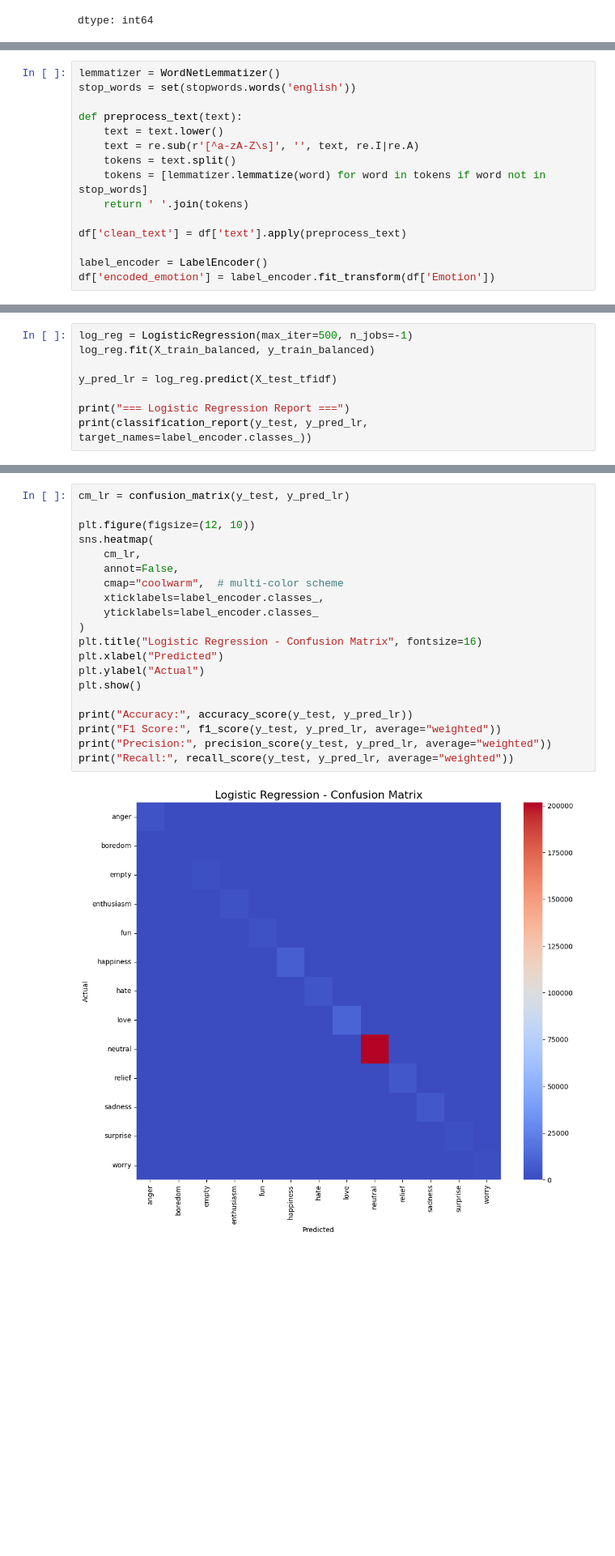
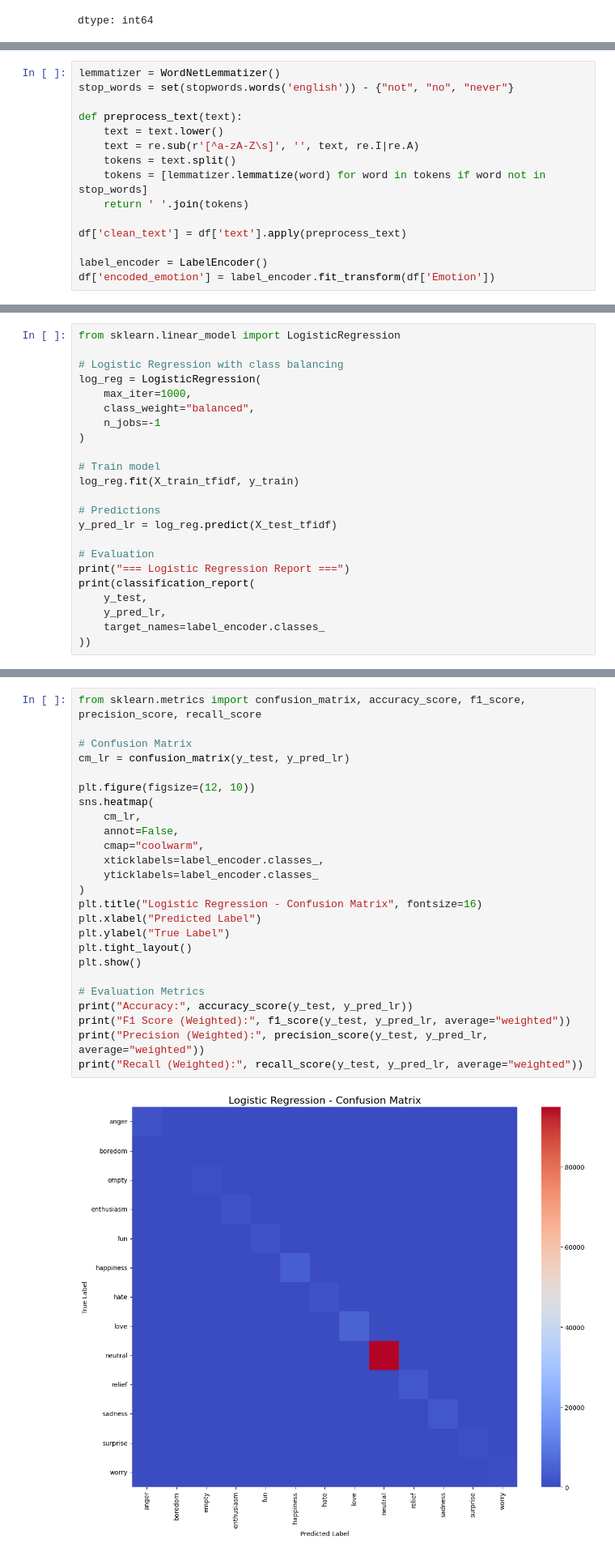
Before and after one commit to nasirabbas827/textbasedemotion-ifrah-finalcode, a Jupyter notebook: NotebookFile/textbased_bilal&ifrah.ipynb, the cells around one changed output, grey strips where cells are left out. Shown at 81% size. Saved outputs shown, nothing was run; the diff lists cells and outputs as text; blank space fills up the shorter version.

```diff
--- a/NotebookFile/textbased_bilal&ifrah.ipynb
+++ b/NotebookFile/textbased_bilal&ifrah.ipynb
@@ -91,7 +120,7 @@ df['Emotion'].value_counts()
 dtype: int64
 # %%
 lemmatizer = WordNetLemmatizer()
-stop_words = set(stopwords.words('english'))
+stop_words = set(stopwords.words('english')) - {"not", "no", "never"}
 
 def preprocess_text(text):
     text = text.lower()
@@ -146,11 +168,26 @@ TF-IDF features shape: (587688, 15000)
 # %%
-log_reg = LogisticRegression(max_iter=500, n_jobs=-1)
-log_reg.fit(X_train_balanced, y_train_balanced)
+from sklearn.linear_model import LogisticRegression
 
+# Logistic Regression with class balancing
+log_reg = LogisticRegression(
+    max_iter=1000,
+    class_weight="balanced",
+    n_jobs=-1
+)
+
+# Train model
+log_reg.fit(X_train_tfidf, y_train)
+
+# Predictions
 y_pred_lr = log_reg.predict(X_test_tfidf)
 
+# Evaluation
 print("=== Logistic Regression Report ===")
-print(classification_report(y_test, y_pred_lr, target_names=label_encoder.classes_))
+print(classification_report(
+    y_test,
+    y_pred_lr,
+    target_names=label_encoder.classes_
+))
 # %% [output]
 === Logistic Regression Report ===
               precision    recall  f1-score   support
@@ -175,22 +212,27 @@ weighted avg       0.99      0.99      0.99    251867
 # %%
+from sklearn.metrics import confusion_matrix, accuracy_score, f1_score, precision_score, recall_score
+
+# Confusion Matrix
 cm_lr = confusion_matrix(y_test, y_pred_lr)
 
 plt.figure(figsize=(12, 10))
 sns.heatmap(
     cm_lr,
     annot=False,
-    cmap="coolwarm",  # multi-color scheme
+    cmap="coolwarm",
     xticklabels=label_encoder.classes_,
     yticklabels=label_encoder.classes_
 )
 plt.title("Logistic Regression - Confusion Matrix", fontsize=16)
-plt.xlabel("Predicted")
-plt.ylabel("Actual")
+plt.xlabel("Predicted Label")
+plt.ylabel("True Label")
+plt.tight_layout()
 plt.show()
 
+# Evaluation Metrics
 print("Accuracy:", accuracy_score(y_test, y_pred_lr))
-print("F1 Score:", f1_score(y_test, y_pred_lr, average="weighted"))
-print("Precision:", precision_score(y_test, y_pred_lr, average="weighted"))
-print("Recall:", recall_score(y_test, y_pred_lr, average="weighted"))
+print("F1 Score (Weighted):", f1_score(y_test, y_pred_lr, average="weighted"))
+print("Precision (Weighted):", precision_score(y_test, y_pred_lr, average="weighted"))
+print("Recall (Weighted):", recall_score(y_test, y_pred_lr, average="weighted"))
 # %% [output]
-[figure, old version]
+[figure, new version]
```
Also changed, not shown: parts of 11 cells of this notebook, 4 other files.
